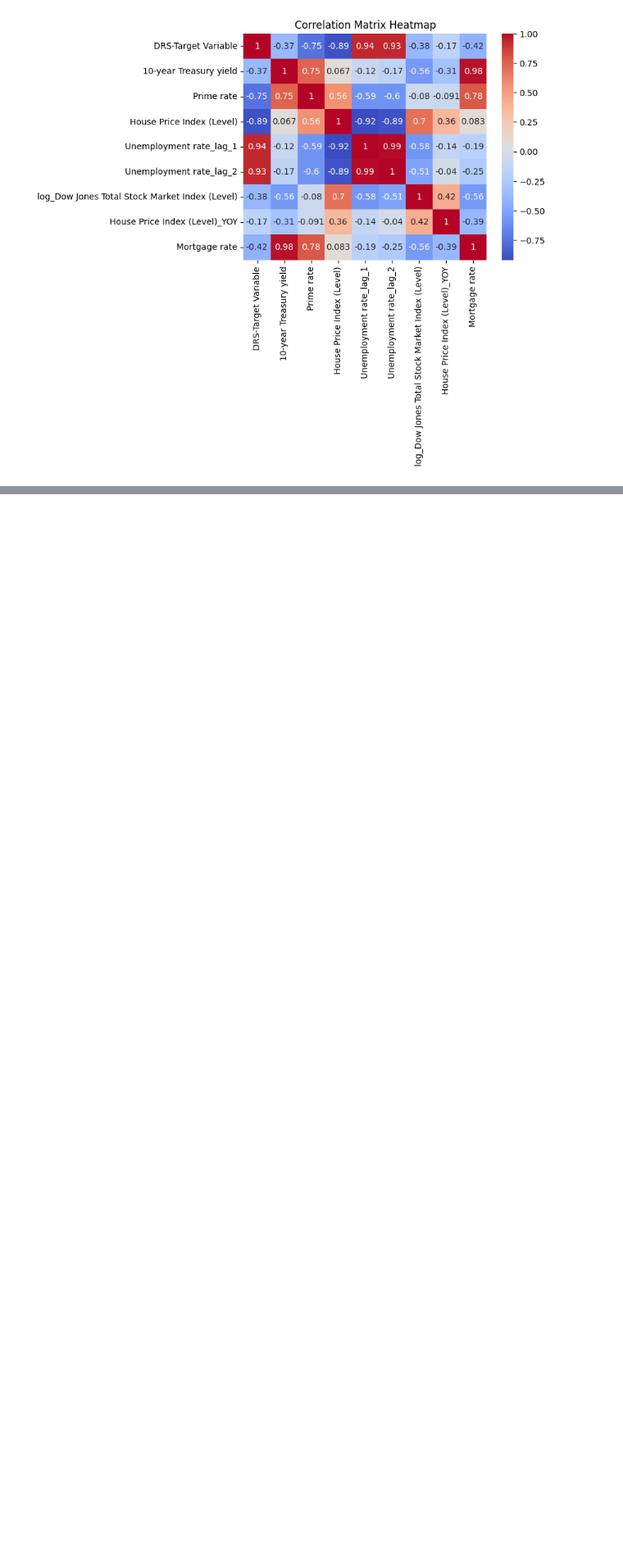
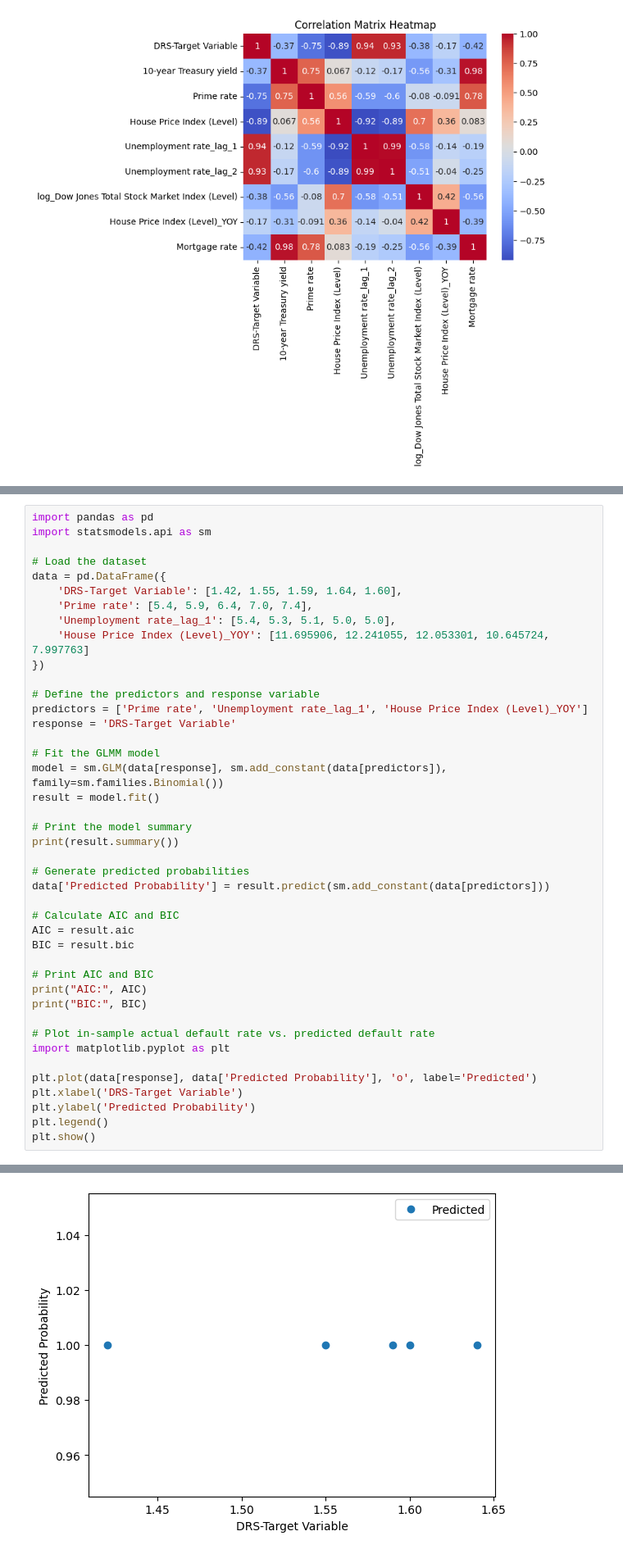
Before and after one commit to iffishells/Fractional-logistic-Model, a Jupyter notebook: milestone-2.ipynb, the cells around one changed output, grey strips where cells are left out. Shown at 82% size. Drawn from its saved outputs; the diff is of its cells as text; blank space fills up the shorter version.

```diff
--- a/milestone-2.ipynb
+++ b/milestone-2.ipynb
@@ -362,0 +429,43 @@ Summary Statistics:
+# %%
+import pandas as pd
+import statsmodels.api as sm
+
+# Load the dataset
+data = pd.DataFrame({
+    'DRS-Target Variable': [1.42, 1.55, 1.59, 1.64, 1.60],
+    'Prime rate': [5.4, 5.9, 6.4, 7.0, 7.4],
+    'Unemployment rate_lag_1': [5.4, 5.3, 5.1, 5.0, 5.0],
+    'House Price Index (Level)_YOY': [11.695906, 12.241055, 12.053301, 10.645724, 7.997763]
+})
+
+# Define the predictors and response variable
+predictors = ['Prime rate', 'Unemployment rate_lag_1', 'House Price Index (Level)_YOY']
+response = 'DRS-Target Variable'
+
+# Fit the GLMM model
+model = sm.GLM(data[response], sm.add_constant(data[predictors]), family=sm.families.Binomial())
+result = model.fit()
+
+# Print the model summary
+print(result.summary())
+
+# Generate predicted probabilities
+data['Predicted Probability'] = result.predict(sm.add_constant(data[predictors]))
+
+# Calculate AIC and BIC
+AIC = result.aic
+BIC = result.bic
+
+# Print AIC and BIC
+print("AIC:", AIC)
+print("BIC:", BIC)
+
+# Plot in-sample actual default rate vs. predicted default rate
+import matplotlib.pyplot as plt
+
+plt.plot(data[response], data['Predicted Probability'], 'o', label='Predicted')
+plt.xlabel('DRS-Target Variable')
+plt.ylabel('Predicted Probability')
+plt.legend()
+plt.show()
+# %% [output]
@@ -362,0 +489 @@ Summary Statistics:
+[figure, added]
```
Also changed, not shown: parts of 11 cells of this notebook, 1 other file.
